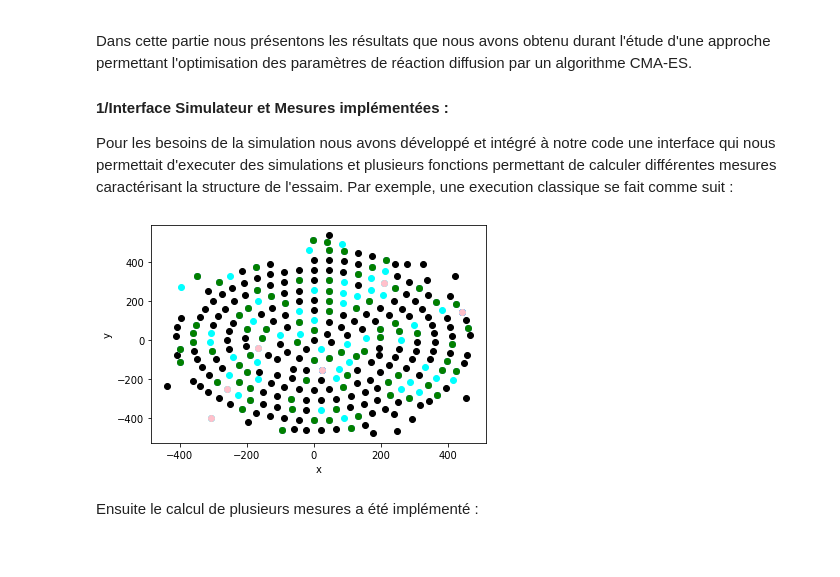
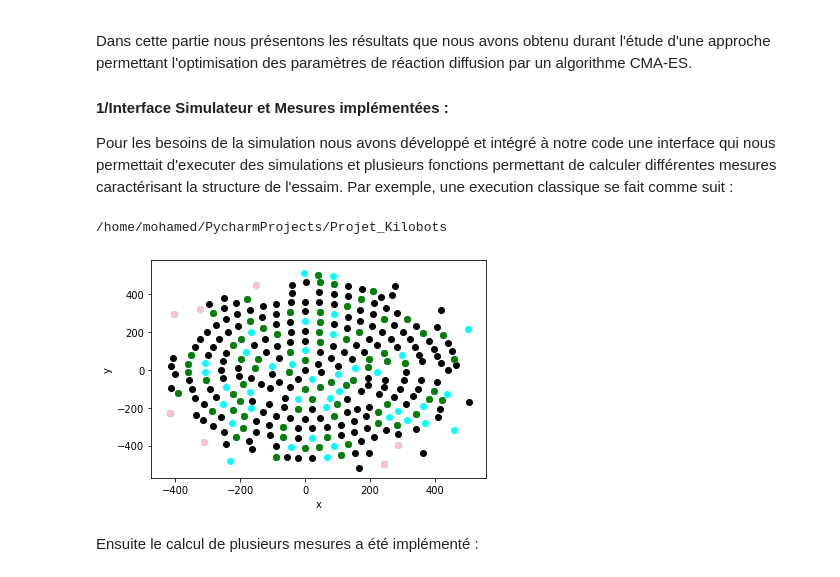
Before and after one commit to steagsInc/Projet_Kilobots, a Jupyter notebook: Rapport.ipynb, the cells around one changed output. Saved outputs shown, nothing was run; the diff lists cells and outputs as text; code cells hidden in the pictures.

Commit message:
Correctif Time

```diff
--- a/Rapport.ipynb
+++ b/Rapport.ipynb
@@ -21,19 +24,20 @@ Par exemple, une execution classique se fait comme suit :
 # %%
 from Src.controllers.swarmDescriptor import swarmDescriptor
 """
 Le paramètre précisé sert a distinguer
 le simulateur avec lequel on interragis
 """
 SD = swarmDescriptor("morphogenesis")
 SD.controller.rez_params()
-SD.setTime(1500)
+SD.setTime(-1)
 SD.controller.withVisiblite(True)
 SD.setTopology("pile")
 SD.setNb_robots(300)
 SD.executeSimulation()
 SD.genererRendu()
 # %% [output]
+/home/mohamed/PycharmProjects/Projet_Kilobots
-[figure, old version]
+[figure, new version]
 # %% [markdown]
 Ensuite le calcul de plusieurs mesures a été implémenté :
 # %%
```
Also changed, not shown: parts of 1 cell of this notebook, 11 other files.
